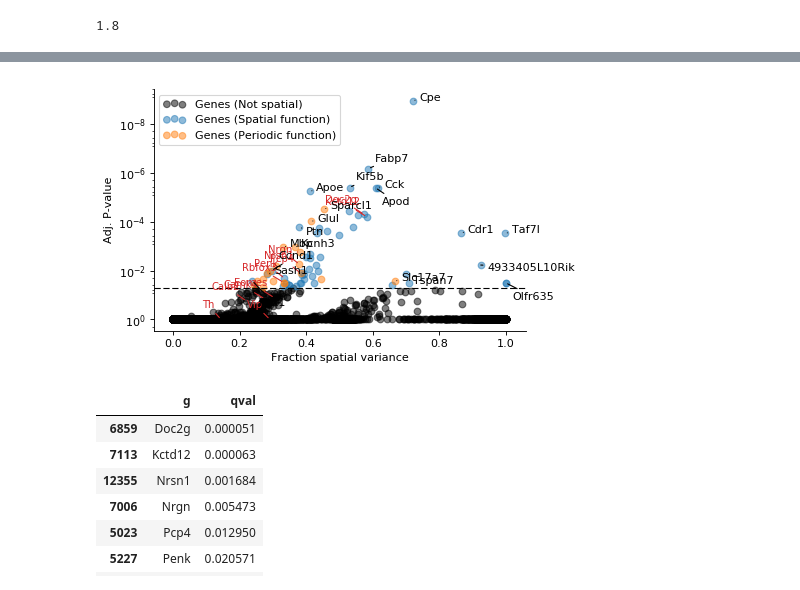
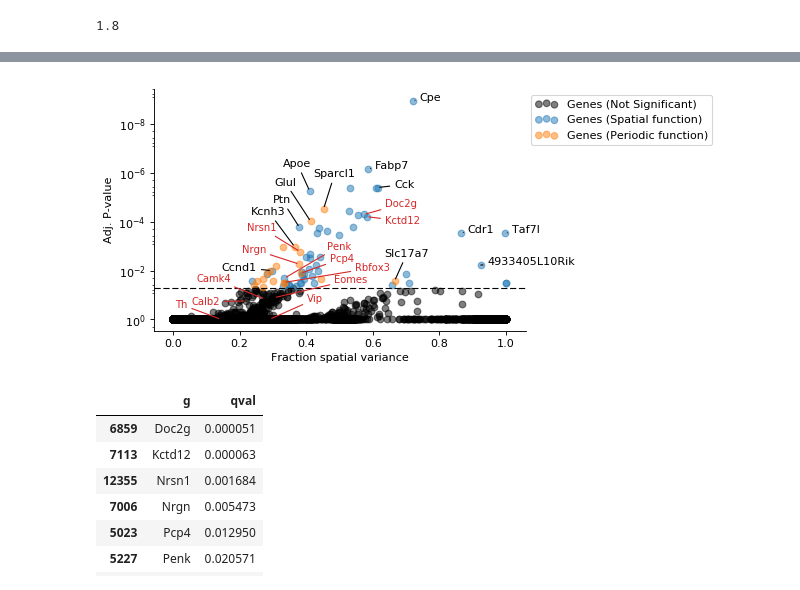
Before and after one commit to Teichlab/SpatialDE, a Jupyter notebook: Analysis/MouseOB/Mouse Olfactory Bulb Analysis.ipynb, the cells around one changed output, grey strips where cells are left out. Saved outputs shown, nothing was run; the diff lists cells and outputs as text; code cells hidden in the pictures.

```diff
--- a/Analysis/MouseOB/Mouse Olfactory Bulb Analysis.ipynb
+++ b/Analysis/MouseOB/Mouse Olfactory Bulb Analysis.ipynb
@@ -222,6 +225,8 @@ plt.scatter(1./ tmp['max_delta'], tmp['qval'],
 # Annotate Stahl genes
 tmp = results.query('g in @stahl_genes')
 
+x_offsets = {}
+y_offsets = {}
 for i, r in tmp.iterrows():
     xy = (1./r['max_delta'], r['qval'])
     xyt = (xy[0] / x_offsets.get(r['g'], 2),
@@ -281,7 +286,7 @@ plt.yscale('log')
 tmp = results.query('qval > 0.05')
 plt.scatter(tmp['fraction_spatial_variance'], tmp['qval'],
             alpha=0.5, rasterized=True,
-            label='Genes (Not spatial)', marker='o', color='k');
+            label='Genes (Not Significant)', marker='o', color='k');
 
 tmp = ms_results.query('model == "SE"')
 plt.scatter(tmp['fraction_spatial_variance'], tmp['qval'],
@@ -293,59 +298,85 @@ tmp = tmp.drop('fraction_spatial_variance', 1).merge(results[['g', 'fraction_spa
 plt.scatter(tmp['fraction_spatial_variance'], tmp['qval'],
             alpha=0.5, rasterized=True,
             label='Genes (Periodic function)', marker='o', color='C1');
 
 # Annotate Stahl genes
 tmp = results.query('g in @stahl_genes')
 
+x_offsets = {
+    'Doc2g': -0.16,
+    'Kctd12': -0.16,
+    'Nrsn1': 0.07,
+    'Nrgn': 0.1,
+    'Th': 0.1,
+    'Vip': -0.16,
+    'Pcp4': -0.16,
+    'Penk': -0.2,
+    'Calb2': 0.08,
+    'Eomes': -0.28,
+    'Rbfox3': -0.32,
+    'Camk4': 0.1
+}
+y_offsets = {
+    'Doc2g': 2e0,
+    'Kctd12': 5e-1,
+    'Vip': 5e0,
+    'Penk': 1.5e1,
+    'Eomes': 4e0,
+    'Rbfox3': 3e0,
+    'Nrsn1': 7e0,
+    'Camk4': 5e0,
+    'Calb2': 7e-1
+}
 for i, r in tmp.iterrows():
     xy = (r['fraction_spatial_variance'], r['qval'])
     xyt = (xy[0] - x_offsets.get(r['g'], 0.02),
            xy[1] / y_offsets.get(r['g'], 3),)
     plt.annotate(r['g'], xy, xyt, color='tab:red', horizontalalignment='right',
                  arrowprops={'arrowstyle': '-', 'color': 'tab:red'}, size=9)
 
 # Annotate top genes
-x_offsets = {}
-# x_offsets = {
-#     'Apc': 1e1,
-#     '4933405L10Rik': 1e1,
-#     'Cck': 1e1,
-#     'Apoe': 1e-3,
-#     'Apod': 1e1,
-#     'Nrsn1': 1e-3,
-#     'Kcnh3': 1e1,
-#     'Ccnd1': 2e0,
-#     'Tspan7': 1e1,
-#     'Taf7l': 3,
-#     'Cdr1': 3,
-#     'Slc17a7': 1e-3
-# }
+x_offsets = {
+    'Kif5b': -5e-2,
+    '4933405L10Rik': 2e-2,
+    'Cck': 5e-2,
+    'Apoe': -8e-2,
+    'Sparcl1': -3e-2,
+    'Glul': -11e-2,
+    'Ptn': -8e-2,
+    'Sash1': -25e-2,
+    'Ccnd1': -15e-2,
+    'Mbp': -30e-2,
+    'Kcnh3': -13e-2,
+    'Slc17a7': -3e-2,
+    'Pbx1': -22e-2
+}
 y_offsets = {
     'Apod': 2e-1,
-    'Pbx1': 1e-1,
-    'Olfr635': 2e-1,
-    'Tspan7': 4e-1,
-    '4933405L10Rik': 6e-1,
-    'Ccnd1': 3e0,
-    'Kif5b': 2e0,
-    'Fabp7': 2e0,
-    'Ptn':5e-1,
-    'Nrsn1':5e-1
+    'Kif5b': 1e1,
+    'Apoe': 1e1,
+    'Sparcl1': 2e1,
+    'Glul': 3e1,
+    'Ptn': 1e1,
+    'Kcnh3': 2e1,
+    'Mbp': 3e1,
+    'Slc17a7': 1e1
 }
 for i, r in results.query('g in @top_per_ls.g').query('g not in @stahl_genes').iterrows():
     xy = (r['fraction_spatial_variance'], r['qval'])
     xyt = (xy[0] + x_offsets.get(r['g'], 2e-2),
            xy[1] / y_offsets.get(r['g'], 1),)
     plt.annotate(r['g'].replace("'", ''), xy, xyt, color='k', arrowprops={'arrowstyle': '-'})
 
 plt.axhline(0.05, ls='--', c='k', lw=1)
 plt.xlabel('Fraction spatial variance');
 plt.ylabel('Adj. P-value');
 plt.gca().invert_yaxis()
 
-plt.legend(scatterpoints=3, loc='upper left');
+plt.legend(scatterpoints=3, loc='upper left', bbox_to_anchor=[1., 1.]);
+
+plt.savefig('FSV_qval_mob.PDF', bbox_inches='tight')
 # %% [output]
-[figure, old version]
+[figure, new version]
 # %%
 results.query('g in @stahl_genes').sort_values('qval')[['g', 'qval']]
 # %% [output]
```
Also changed, not shown: parts of 4 cells of this notebook, 2 other files.
